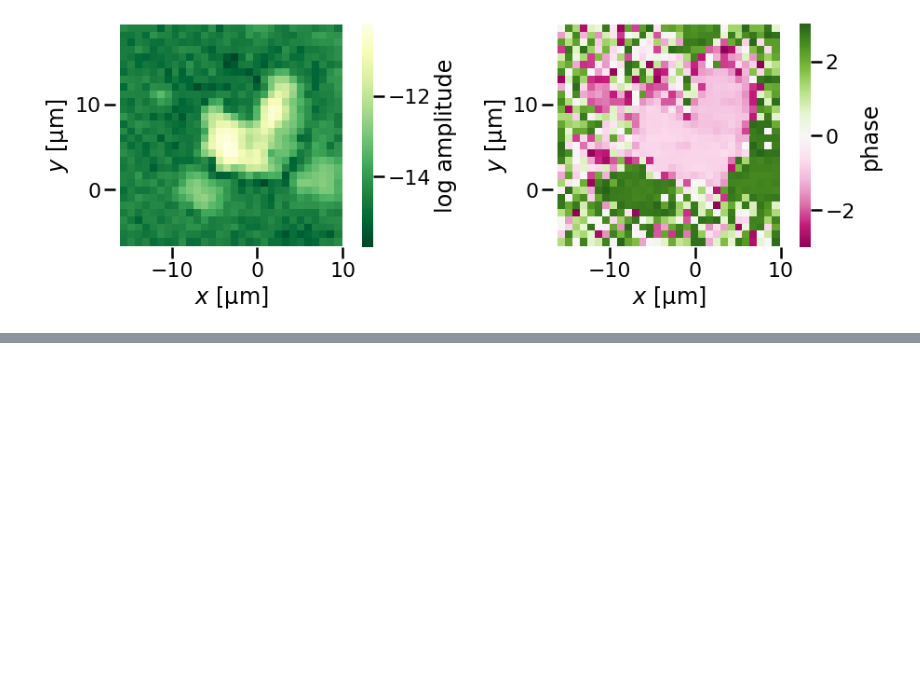
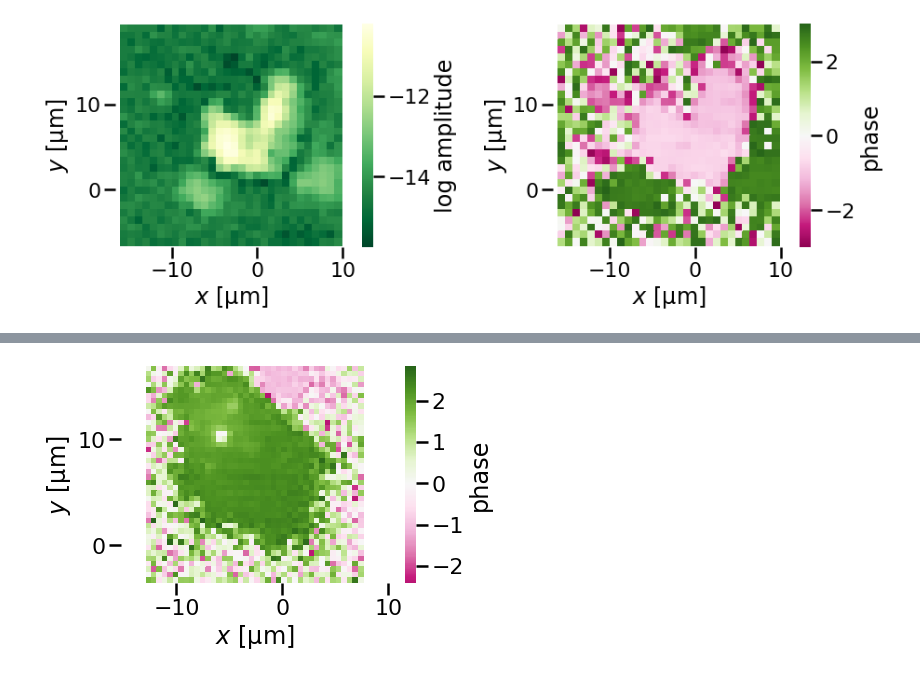
Before and after one commit to horowitz-lab/NetMAP, a Jupyter notebook: Mode Maps.ipynb, the cells around one changed output, grey strips where cells are left out. Saved outputs shown, nothing was run; the diff lists cells and outputs as text; code cells hidden in the pictures; blank space fills up the shorter version.

```diff
--- a/Mode Maps.ipynb
+++ b/Mode Maps.ipynb
@@ -197,0 +217,32 @@ plt.tight_layout();
+# %%
+import matplotlib as mpl
+import scipy as sp
+
+
+# source: https://stackoverflow.com/questions/7404116/defining-the-midpoint-of-a-colormap-in-matplotlib
+class MidpointNormalize(mpl.colors.Normalize):
+    def __init__(self, vmin, vmax, midpoint=0, clip=False):
+        self.midpoint = midpoint
+        mpl.colors.Normalize.__init__(self, vmin, vmax, clip)
+
+    def __call__(self, value, clip=None):
+        normalized_min = max(0, 1 / 2 * (1 - abs((self.midpoint - self.vmin) / (self.midpoint - self.vmax))))
+        normalized_max = min(1, 1 / 2 * (1 + abs((self.vmax - self.midpoint) / (self.midpoint - self.vmin))))
+        normalized_mid = 0.5
+        x, y = [self.vmin, self.midpoint, self.vmax], [normalized_min, normalized_mid, normalized_max]
+        return sp.ma.masked_array(sp.interp(value, x, y))
+
+# set midpoint at zero.
+vmin = np.array(phase1).min()
+vmax = np.array(phase1).max()
+norm = MidpointNormalize(vmin=vmin, vmax=vmax, midpoint=0)
+
+
+## Plot with a norm at 0
+myheatmap(phase1, 'phase', norm = norm,
+          cmap='PiYG');
+plt.gca().axis('equal');
+plt.xlabel(u'$x$ [μm]')
+plt.ylabel(u'$y$ [μm]');
+# %% [output]
+[figure, added]
```
Also changed, not shown: parts of 9 cells of this notebook.
